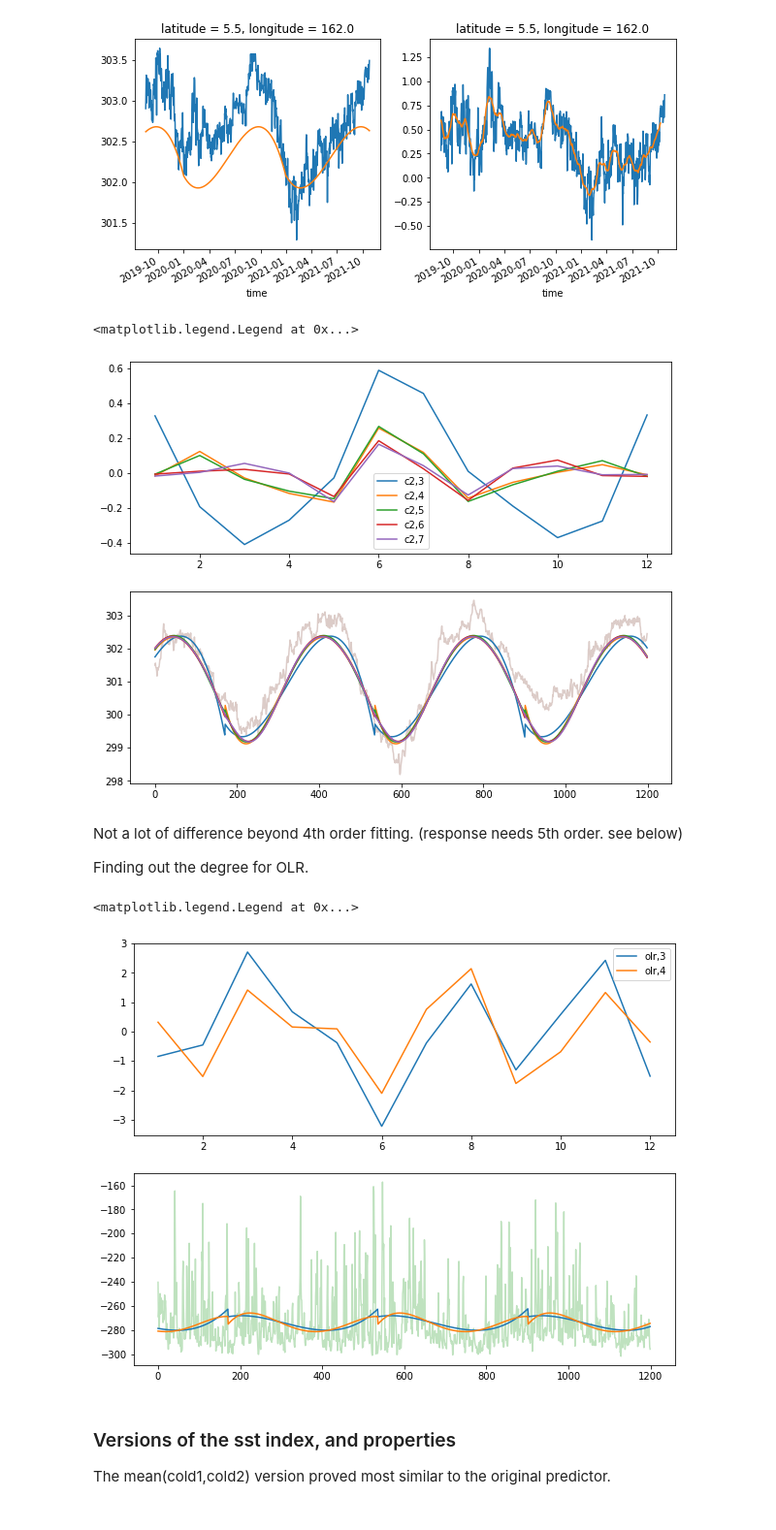
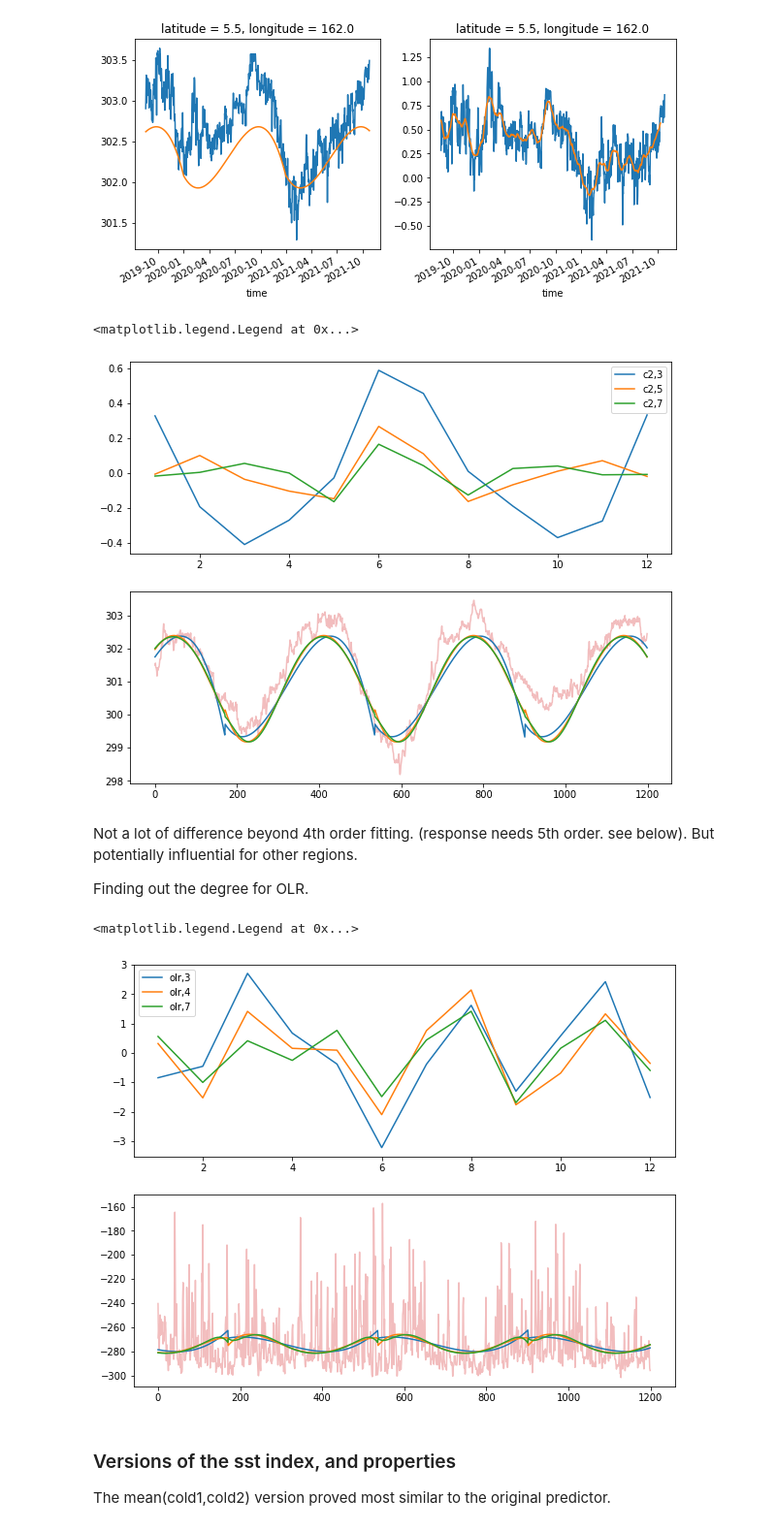
Before and after one commit to chiemvs/telegates, a Jupyter notebook: Explore.ipynb, the cells around one changed output. Shown at 97% size. Saved outputs shown, nothing was run; the diff lists cells and outputs as text; code cells hidden in the pictures.

```diff
--- a/Explore.ipynb
+++ b/Explore.ipynb
@@ -22,18 +25,6 @@ eradir = Path(os.path.expanduser('~/ERA5/'))
 #da = xr.open_dataset(eradir / 'sst_nhplus.nc', group = 'mean')['sst-mean']
 da = xr.open_dataarray(eradir / 'sst_nhplus.nc')
 
-regions = pd.DataFrame({'latrange':[slice(-1.5,5.5),slice(10.75,15.25),slice(19.5,24.25)],
-    'lonrange':[slice(162,169),slice(147,151.75),slice(155,161)]},
-    index = pd.Index(['warm1','cold1','cold2']), dtype = 'object')
-
-def selectregion(array: xr.DataArray, name: str):
-    assert (name in regions.index), f'choose one of the region names in {regions.index}'
-    return array.sel(latitude = regions.loc[name,'latrange'], longitude = regions.loc[name,'lonrange'])
-
-def spatial_mean(array: xr.DataArray):
-    stacked = array.stack({'latlon':['latitude','longitude']})
-    return stacked.mean('latlon')
-
 def annual_mean(array: xr.DataArray):
     return array.groupby(array.time.dt.year).mean()
 # %%
@@ -162,7 +72,7 @@ detrended[:,latidx,lonidx].rolling({'time':31}, center = True).mean()[start:].pl
 # %%
 # Region cold2 seems to have most seasonal cycle.
 fig, axes = plt.subplots(nrows = 2, figsize = (10,8))
-for degree in [3,4,5,6,7]:
+for degree in [3,5,7]:
     #for key,field in components.items():
     key = 'c2'
     field = cold2
@@ -175,9 +85,9 @@ axes[1].plot(field[-1200:,0,-1], zorder = 0, alpha = 0.3)
 axes[0].legend()
 # %% [output]
 <matplotlib.legend.Legend at 0x...>
-[figure, old version]
+[figure, new version]
 # %% [markdown]
-Not a lot of difference beyond 4th order fitting. (response needs 5th order. see below)
+Not a lot of difference beyond 4th order fitting. (response needs 5th order. see below). But potentially influential for other regions.
 
 Finding out the degree for OLR.
 # %%
@@ -185,17 +95,17 @@ olr = xr.open_dataarray(eradir / 'olr_tropics.nc')
 # %%
 fig, axes = plt.subplots(nrows = 2, figsize = (10,8))
 field = olr[:,-30:,:100]
-for degree in [3,4]:
+for degree in [3,4,7]:
     ds, polyval = deseasonalize(field, per_year=False, return_polyval=True, degree = degree)
     spat = spatial_mean(ds)
     cycle = spat.groupby(spat.time.dt.month).mean()
     axes[0].plot(cycle.month, cycle.values, label = f'olr,{degree}')
     axes[1].plot(polyval[-1200:,0,-1])
 axes[1].plot(field[-1200:,0,-1], zorder = 0, alpha = 0.3)
 axes[0].legend()
 # %% [output]
 <matplotlib.legend.Legend at 0x...>
-[figure, old version]
+[figure, new version]
 # %% [markdown]
 ### Versions of the sst index, and properties
 The mean(cold1,cold2) version proved most similar to the original predictor.
```
Also changed, not shown: parts of 44 cells of this notebook, 7 other files.
